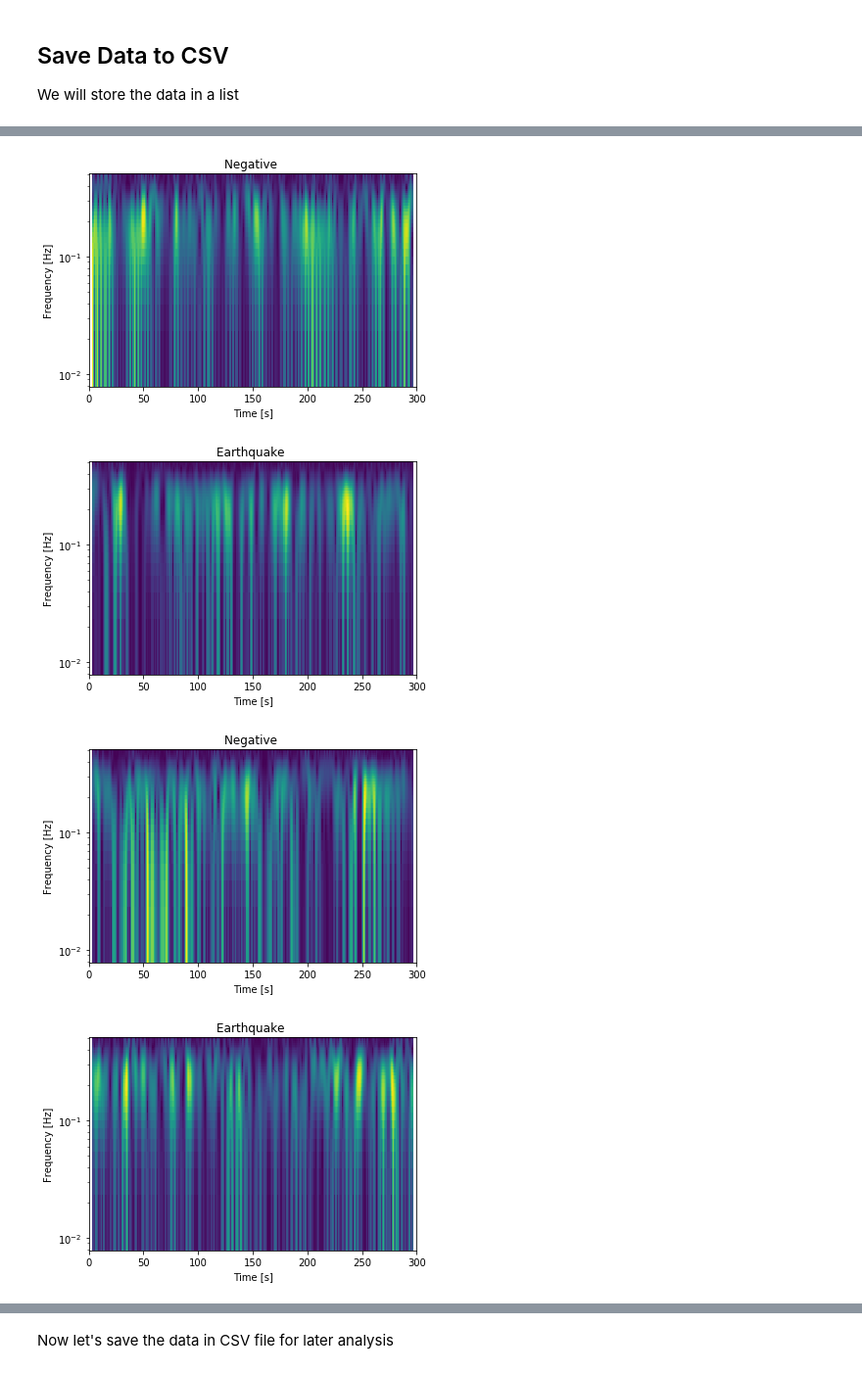
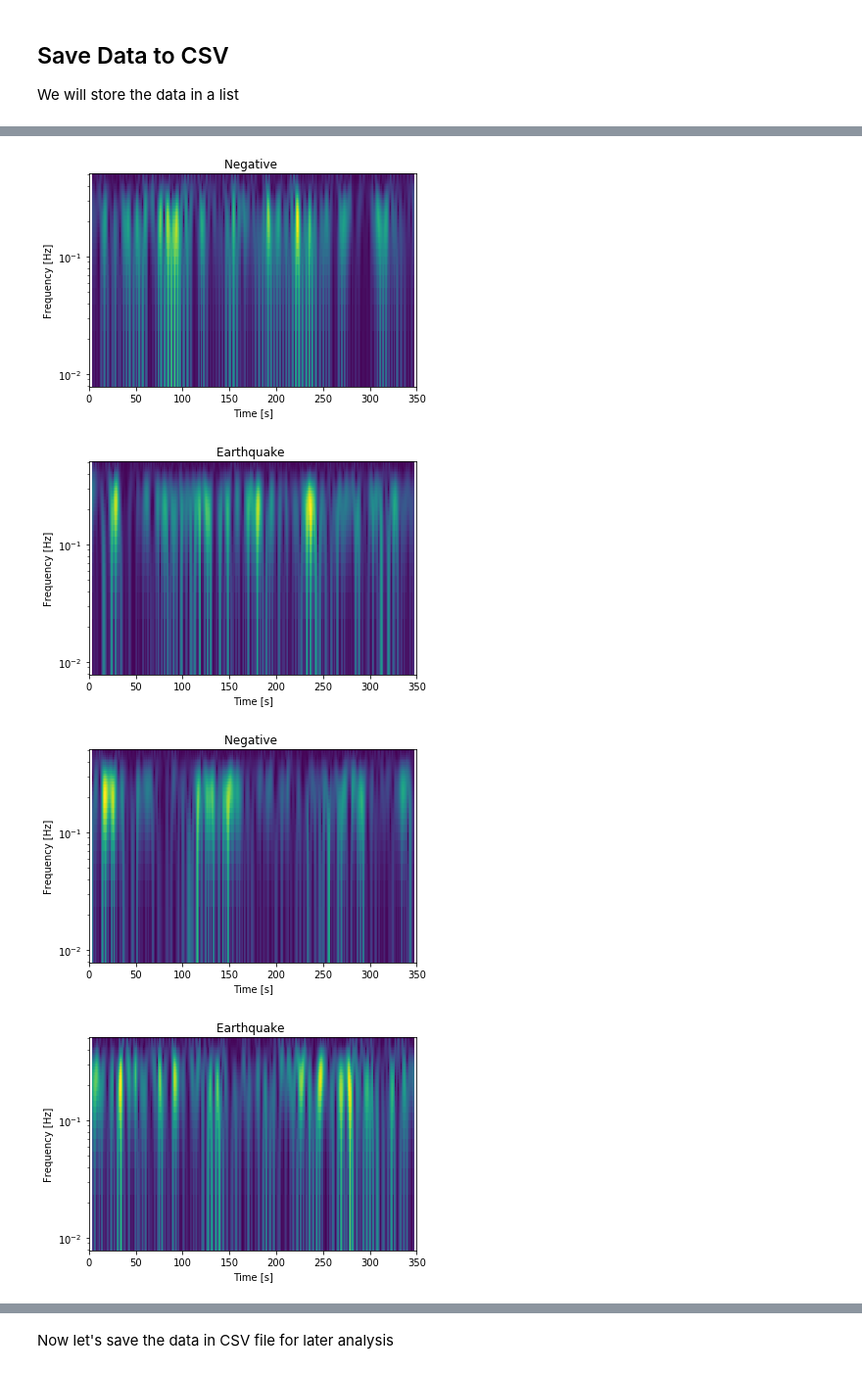
Before and after one commit to MosGeo/TerraeMotus, a Jupyter notebook: Prototype.ipynb, the cells around one changed output, grey strips where cells are left out. Shown: that part at 98% size. Cells and saved outputs as stored; diff of their text form; code cells hidden in the pictures.

```diff
--- a/Prototype.ipynb
+++ b/Prototype.ipynb
@@ -67,7 +67,7 @@ for i in range(0, nEvents):
         arrival_time = origin.time + traveltime
 
         # Get the earthquake signal and store its needed information
-        st = client.get_waveforms(network=networkName, station=stationName, location="00", channel=channelName, starttime=arrival_time-400, endtime=arrival_time-100)
+        st = client.get_waveforms(network=networkName, station=stationName, location="00", channel=channelName, starttime=arrival_time-400, endtime=arrival_time-50)
         streamList.append(st)
         st.spectrogram(log=True, wlen=10, title='Earthquake ' )
         # st.plot()
@@ -77,7 +77,7 @@ for i in range(0, nEvents):
         labelList.append(1)
 
         # Get a non earthquake signal and store its needed information
-        st = client.get_waveforms(network=networkName, station=stationName, location="00", channel=channelName, starttime=arrival_time-8700, endtime=arrival_time-8400)
+        st = client.get_waveforms(network=networkName, station=stationName, location="00", channel=channelName, starttime=arrival_time-750, endtime=arrival_time-400)
         streamList.append(st)
         st.spectrogram(log=True, wlen=10, title='Negative ' )
         # st.plot()
@@ -101,4 +101,4 @@ for i in range(0, nEvents):
-[figure, old version]
+[figure, new version]
-[figure, old version]
+[figure, new version]
-[figure, old version]
+[figure, new version]
-[figure, old version]
+[figure, new version]
```
Also changed, not shown: parts of 2 cells of this notebook, 4 other files.
